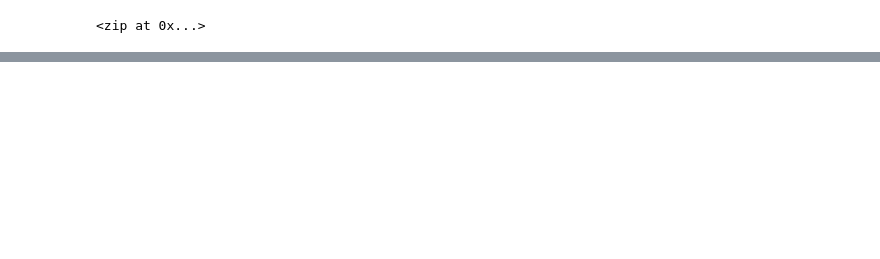
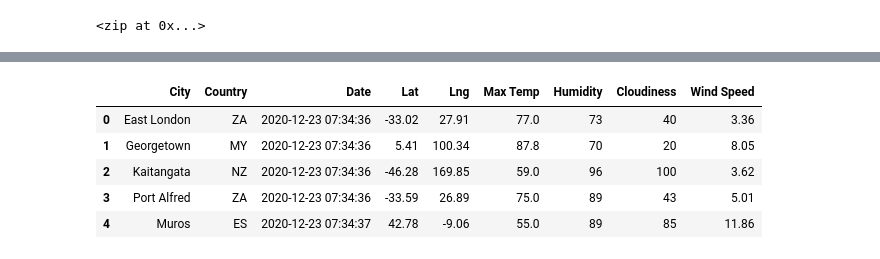
Before and after one commit to RussellShelley/World_Weather_Analysis, a Jupyter notebook: WeatherPy.ipynb, the cells around one changed output, grey strips where cells are left out. Saved outputs shown, nothing was run; the diff lists cells and outputs as text; code cells hidden in the pictures; blank space fills up the shorter version.

```diff
--- a/WeatherPy.ipynb
+++ b/WeatherPy.ipynb
@@ -37,0 +152,12 @@ print (cities)
+# %%
+#Re-order columns --City, Country, Date, Lat, Lng, Max Temp, Humidity, Cloudiness, and Wind Speed
+new_column_order = ["City", "Country", "Date", "Lat", "Lng", "Max Temp", "Humidity", "Cloudiness", "Wind Speed"]
+city_data_df = city_data_df[new_column_order]
+city_data_df.head()
+# %% [output]
+|  | City | Country | Date | Lat | Lng | Max Temp | Humidity | Cloudiness | Wind Speed |
+| 0 | East London | ZA | 2020-12-23 07:34:36 | -33.02 | 27.91 | 77.0 | 73 | 40 | 3.36 |
+| 1 | Georgetown | MY | 2020-12-23 07:34:36 | 5.41 | 100.34 | 87.8 | 70 | 20 | 8.05 |
+| 2 | Kaitangata | NZ | 2020-12-23 07:34:36 | -46.28 | 169.85 | 59.0 | 96 | 100 | 3.62 |
+| 3 | Port Alfred | ZA | 2020-12-23 07:34:36 | -33.59 | 26.89 | 75.0 | 89 | 43 | 5.01 |
+| 4 | Muros | ES | 2020-12-23 07:34:37 | 42.78 | -9.06 | 55.0 | 89 | 85 | 11.86 |
```
Also changed, not shown: parts of 9 cells of this notebook, 2 other files.
